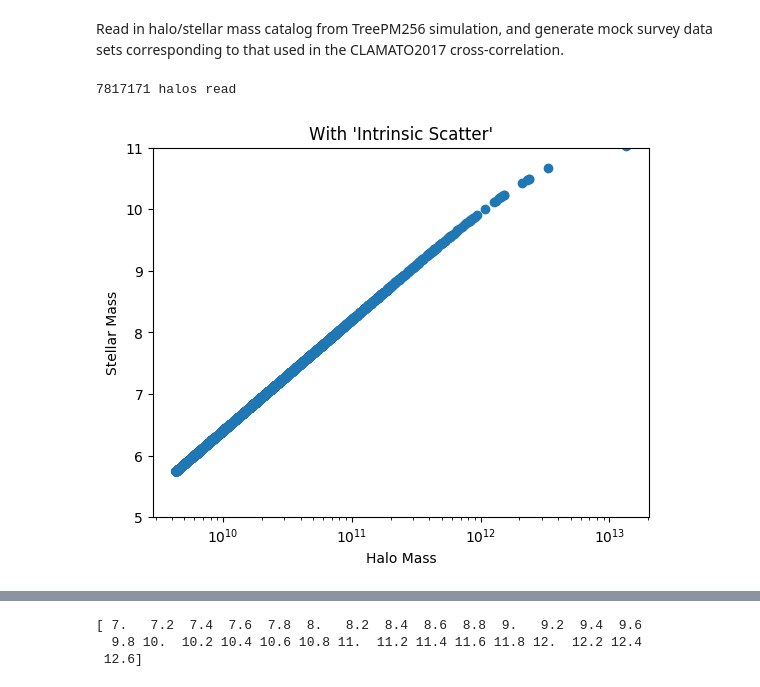
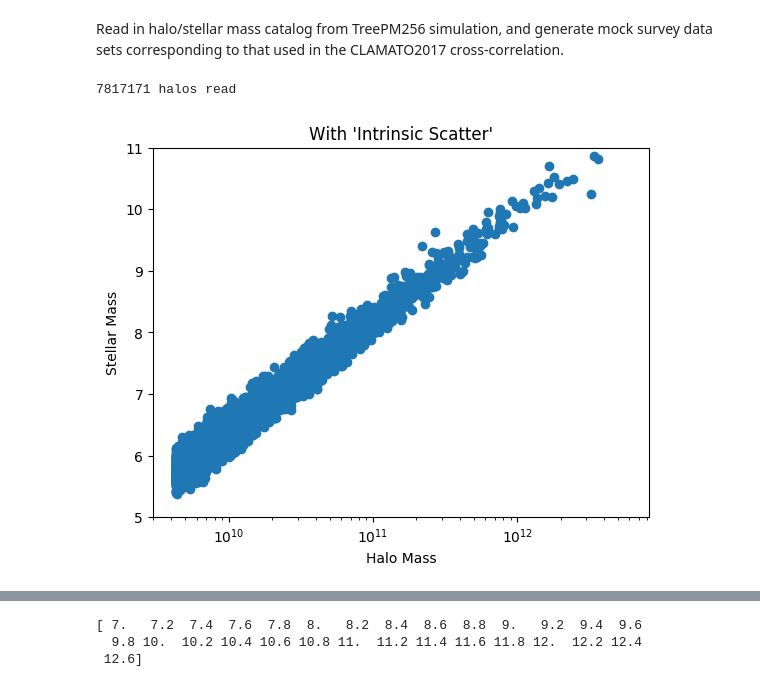
Before and after one commit to kheegan/crosscorr2017, a Jupyter notebook: Create_GalzMocks.ipynb, the cells around one changed output, grey strips where cells are left out. Cells and saved outputs as stored; diff of their text form; code cells hidden in the pictures.

Commit message:
Added XCorr_Protocluster notebook, and also started CreateGalzMocks.ipynb

```diff
--- a/Create_GalzMocks.ipynb
+++ b/Create_GalzMocks.ipynb
@@ -21,6 +21,9 @@ from astropy.io import ascii
 from astropy.table import Table
 from astropy import units as u
 from astropy.coordinates import SkyCoord
+
+# Define cosmology
+cosmo = FlatLambdaCDM(H0=70, Om0=0.31)
 
 def read_fofp_file(path):
     """
@@ -57,29 +60,37 @@ def read_fofp_file(path):
 # Need to be able to handle period boundary conditions
 # %%
 fofp_path = 'treepm_stellar_masses/halos_z25.fofp'
-smass_path = 'treepm_stellar_masses/sm_moster.bin'
+smass_path = 'treepm_stellar_masses/sm_moster_intrinsic_scatter.bin'
 
 masses, positions = read_fofp_file(fofp_path)
 
 smass_file = open(smass_path, "r")
 
-smass = np.fromfile(smass_file, dtype=masses.dtype, count=len(masses))
+smass = np.fromfile(smass_file, count=len(masses))
 
 smass_file.close()
 
 fig, ax = plt.subplots()
 
 subind = np.arange(len(smass))
 subind = np.random.choice(subind, 8000, replace='False')
 
 ax.scatter(masses[subind], smass[subind])
 ax.set_xscale("log", nonposx='clip')
 ax.set_ylim([5,11])
 ax.set_title("With 'Intrinsic Scatter'")
 ax.set_xlabel("Halo Mass")
 ax.set_ylabel("Stellar Mass")
 
 plt.show()
+
+# The first entry in the file is a junk variable, and also turn h^{-1} M_sun into M_sun while we're at it
+positions = np.delete(positions,0,0)
+smass = np.delete(smass,0)
+masses = np.delete(masses,0)
+
+smass = smass - np.log10(cosmo.h)
+masses = masses/cosmo.h
 # %% [output]
 7817171 halos read
-[figure, old version]
+[figure, new version]
```
Also changed, not shown: parts of 1 cell of this notebook, 1 other file.
